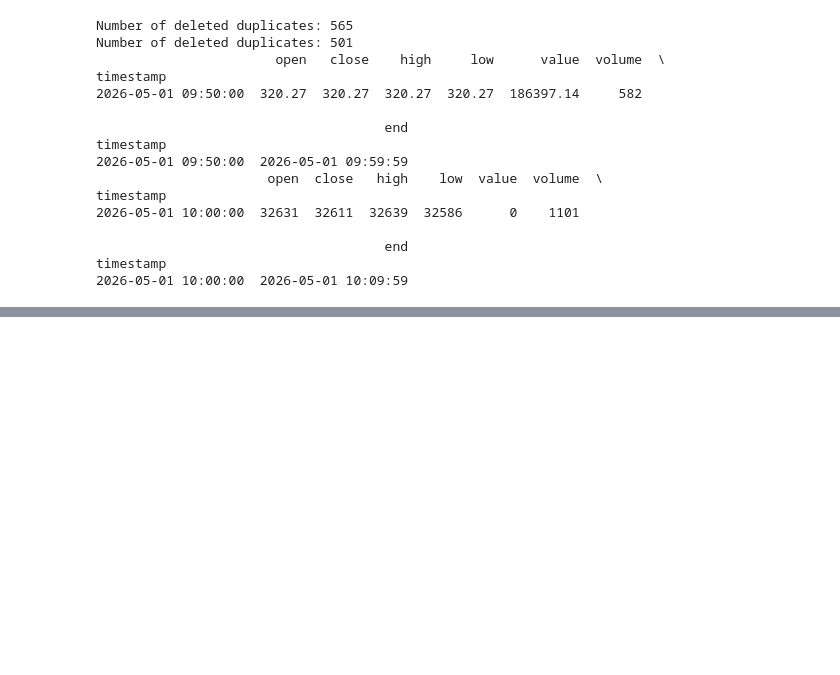
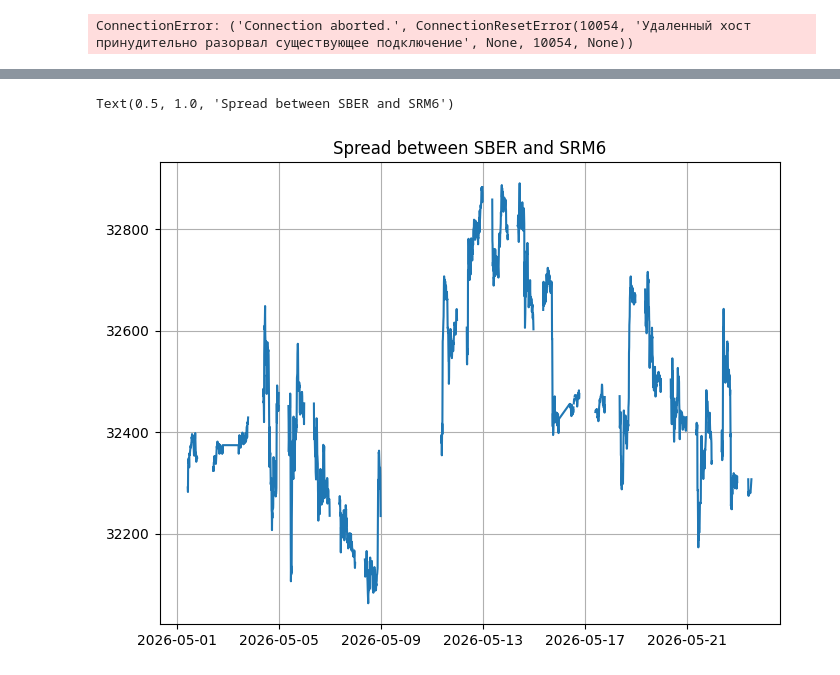
Before and after one commit to SigmaFlowX/Moex-Stat-Arb, a Jupyter notebook: notebooks/spread_graph.ipynb, the cells around one changed output, grey strips where cells are left out. Cells and saved outputs as stored; diff of their text form; code cells hidden in the pictures; blank space fills up the shorter version.

Commit message:
added spread graph

```diff
--- a/notebooks/spread_graph.ipynb
+++ b/notebooks/spread_graph.ipynb
@@ -12,7 +12,7 @@ ticker1_api_params = ["stock", "shares", "TQBR"]
 ticker2 = "SRM6"
 ticker2_api_params = ["futures", "forts", "RFUD"]
 
-start_date = date(2026, 5, 1)
+start_date = date(2025, 10, 1)
 end_date = date(2026, 5, 23)
 # %%
 df1 = get_candles(ticker1, start_date, end_date, engine=ticker1_api_params[0], market=ticker1_api_params[1], board=ticker1_api_params[2], interval=10)
@@ -21,22 +21,7 @@ df2 = get_candles(ticker2, start_date, end_date, engine=ticker2_api_params[0], m
 print(df1.head(1))
 print(df2.head(1))
 # %% [output]
-Number of deleted duplicates: 565
-Number of deleted duplicates: 501
-                       open   close    high     low      value  volume  \
-timestamp
-2026-05-01 09:50:00  320.27  320.27  320.27  320.27  186397.14     582
-
-                                     end
-timestamp
-2026-05-01 09:50:00  2026-05-01 09:59:59
-                      open  close   high    low  value  volume  \
-timestamp
-2026-05-01 10:00:00  32631  32611  32639  32586      0    1101
-
-                                     end
-timestamp
-2026-05-01 10:00:00  2026-05-01 10:09:59
+ConnectionError: ('Connection aborted.', ConnectionResetError(10054, 'Удаленный хост принудительно разорвал существующее подключение', None, 10054, None))
 # %%
 df1.sort_values(by="timestamp", inplace=True)
 df2.sort_values(by="timestamp", inplace=True)
@@ -53,3 +38,16 @@ df.head(1)
 # %% [output]
 |  | timestamp | open_x | close_x | high_x | low_x | value_x | volume_x | end_x | open_y | close_y | high_y | ... |
 | 0 | 2026-05-01 09:50:00 | 320.27 | 320.27 | 320.27 | 320.27 | 186397.14 | 582 | 2026-05-01 09:59:59 | NaN | NaN | NaN | ... |
+# %%
+df = df[["timestamp", "close_x", "close_y"]]
+df["spread"] = df["close_y"] - df["close_x"]
+# %%
+from matplotlib import pyplot as plt
+
+fig = plt.figure(figsize=(8,6))
+plt.plot(df['timestamp'], df['spread'])
+plt.grid()
+plt.title(f"Spread between {ticker1} and {ticker2}")
+# %% [output]
+Text(0.5, 1.0, 'Spread between SBER and SRM6')
+[figure, added]
```
